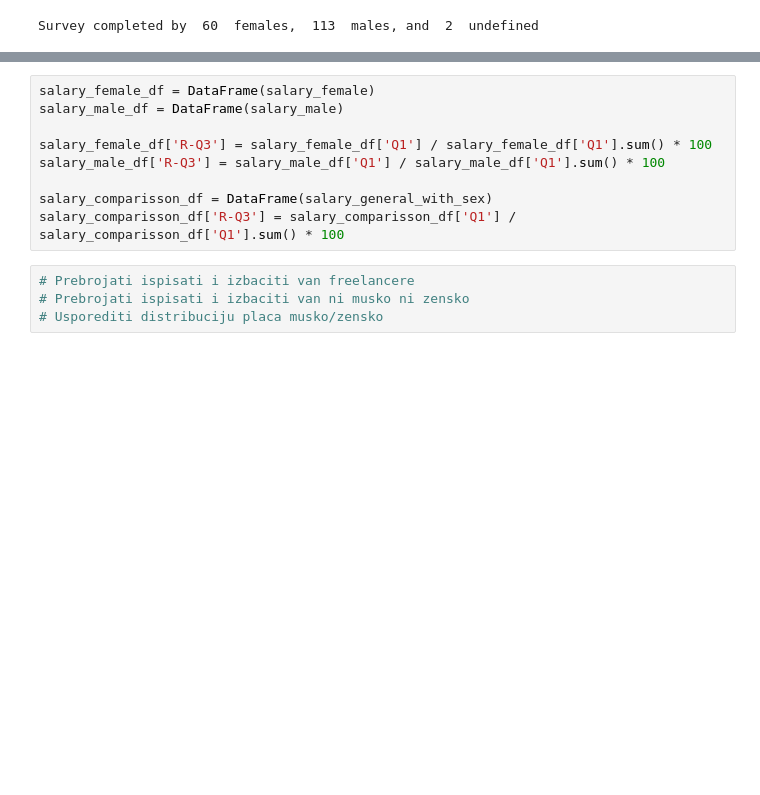
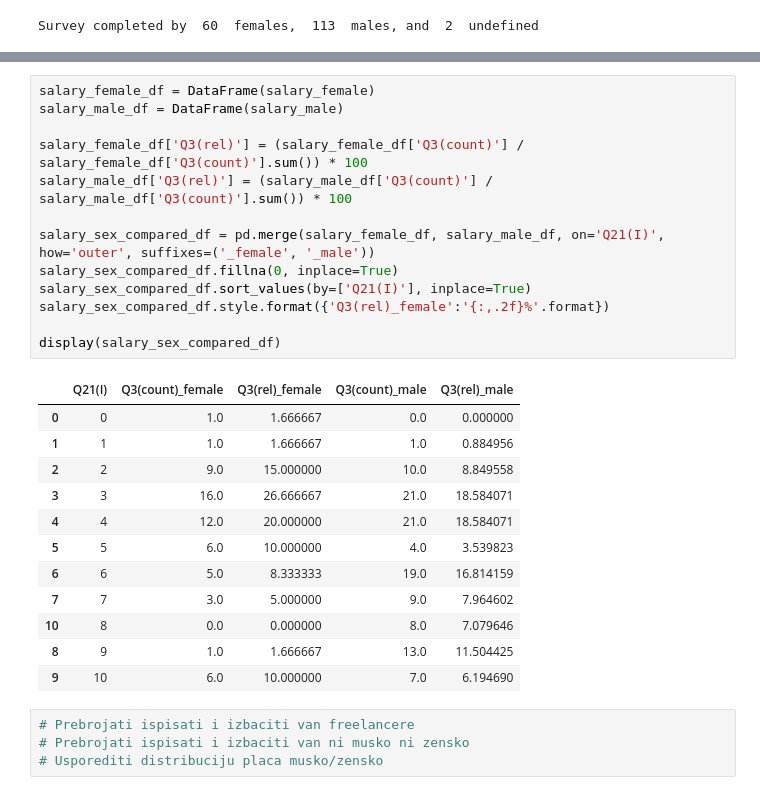
Before and after one commit to mariopavlovic/ixda-croatia-survey-analysis, a Jupyter notebook: ixda survey 2018.ipynb, the cells around one changed output, grey strips where cells are left out. Cells and saved outputs as stored; diff of their text form; blank space fills up the shorter version.

```diff
--- a/ixda survey 2018.ipynb
+++ b/ixda survey 2018.ipynb
@@ -99,12 +100,29 @@ salary_male.plot(ax=axs[1], kind='bar')
-# %%
-salary_female_df = DataFrame(salary_female)
-salary_male_df = DataFrame(salary_male)
-
-salary_female_df['R-Q3'] = salary_female_df['Q1'] / salary_female_df['Q1'].sum() * 100
-salary_male_df['R-Q3'] = salary_male_df['Q1'] / salary_male_df['Q1'].sum() * 100
-
-salary_comparisson_df = DataFrame(salary_general_with_sex)
-salary_comparisson_df['R-Q3'] = salary_comparisson_df['Q1'] / salary_comparisson_df['Q1'].sum() * 100
+# %%
+salary_female_df = DataFrame(salary_female)
+salary_male_df = DataFrame(salary_male)
+
+salary_female_df['Q3(rel)'] = (salary_female_df['Q3(count)'] / salary_female_df['Q3(count)'].sum()) * 100
+salary_male_df['Q3(rel)'] = (salary_male_df['Q3(count)'] / salary_male_df['Q3(count)'].sum()) * 100
+
+salary_sex_compared_df = pd.merge(salary_female_df, salary_male_df, on='Q21(I)', how='outer', suffixes=('_female', '_male'))
+salary_sex_compared_df.fillna(0, inplace=True)
+salary_sex_compared_df.sort_values(by=['Q21(I)'], inplace=True)
+salary_sex_compared_df.style.format({'Q3(rel)_female':'{:,.2f}%'.format})
+
+display(salary_sex_compared_df)
+# %% [output]
+|  | Q21(I) | Q3(count)_female | Q3(rel)_female | Q3(count)_male | Q3(rel)_male |
+| 0 | 0 | 1.0 | 1.666667 | 0.0 | 0.000000 |
+| 1 | 1 | 1.0 | 1.666667 | 1.0 | 0.884956 |
+| 2 | 2 | 9.0 | 15.000000 | 10.0 | 8.849558 |
+| 3 | 3 | 16.0 | 26.666667 | 21.0 | 18.584071 |
+| 4 | 4 | 12.0 | 20.000000 | 21.0 | 18.584071 |
+| 5 | 5 | 6.0 | 10.000000 | 4.0 | 3.539823 |
+| 6 | 6 | 5.0 | 8.333333 | 19.0 | 16.814159 |
+| 7 | 7 | 3.0 | 5.000000 | 9.0 | 7.964602 |
+| 10 | 8 | 0.0 | 0.000000 | 8.0 | 7.079646 |
+| 8 | 9 | 1.0 | 1.666667 | 13.0 | 11.504425 |
+| 9 | 10 | 6.0 | 10.000000 | 7.0 | 6.194690 |
 # %%
 # Prebrojati ispisati i izbaciti van freelancere
 # Prebrojati ispisati i izbaciti van ni musko ni zensko
```
Also changed, not shown: parts of 3 cells of this notebook.
